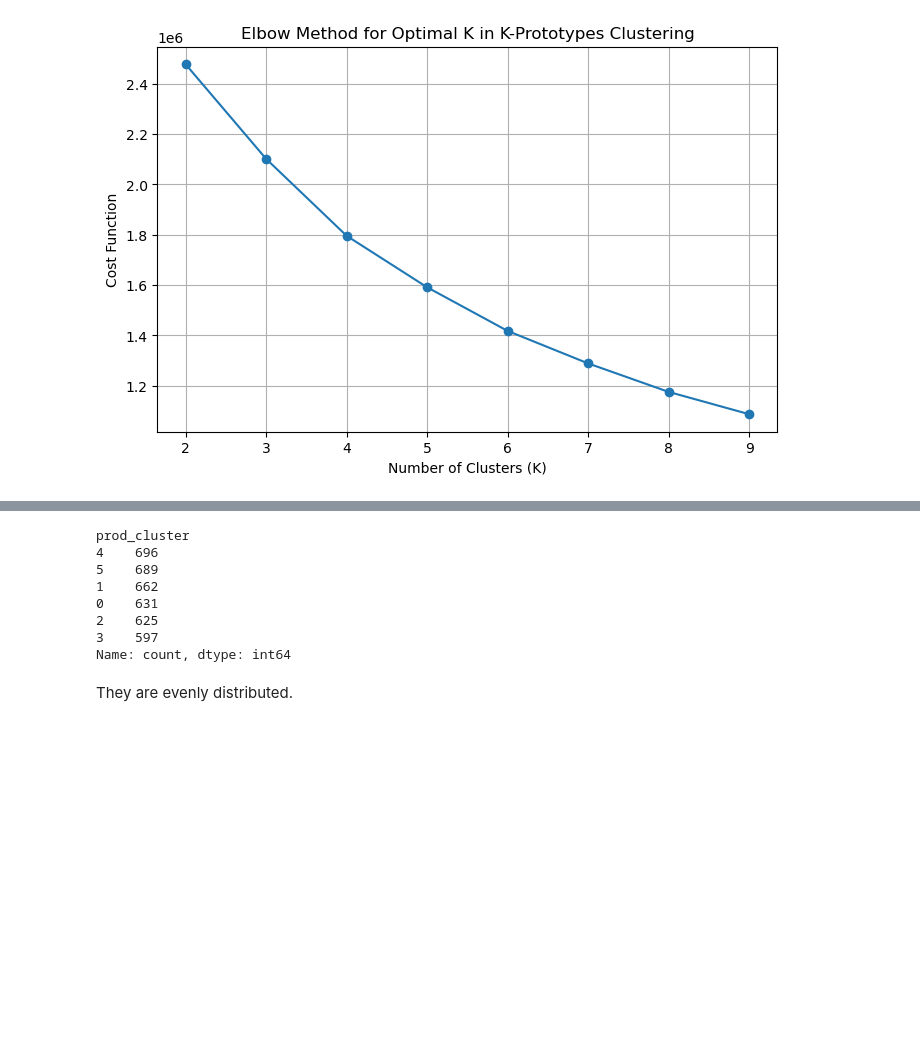
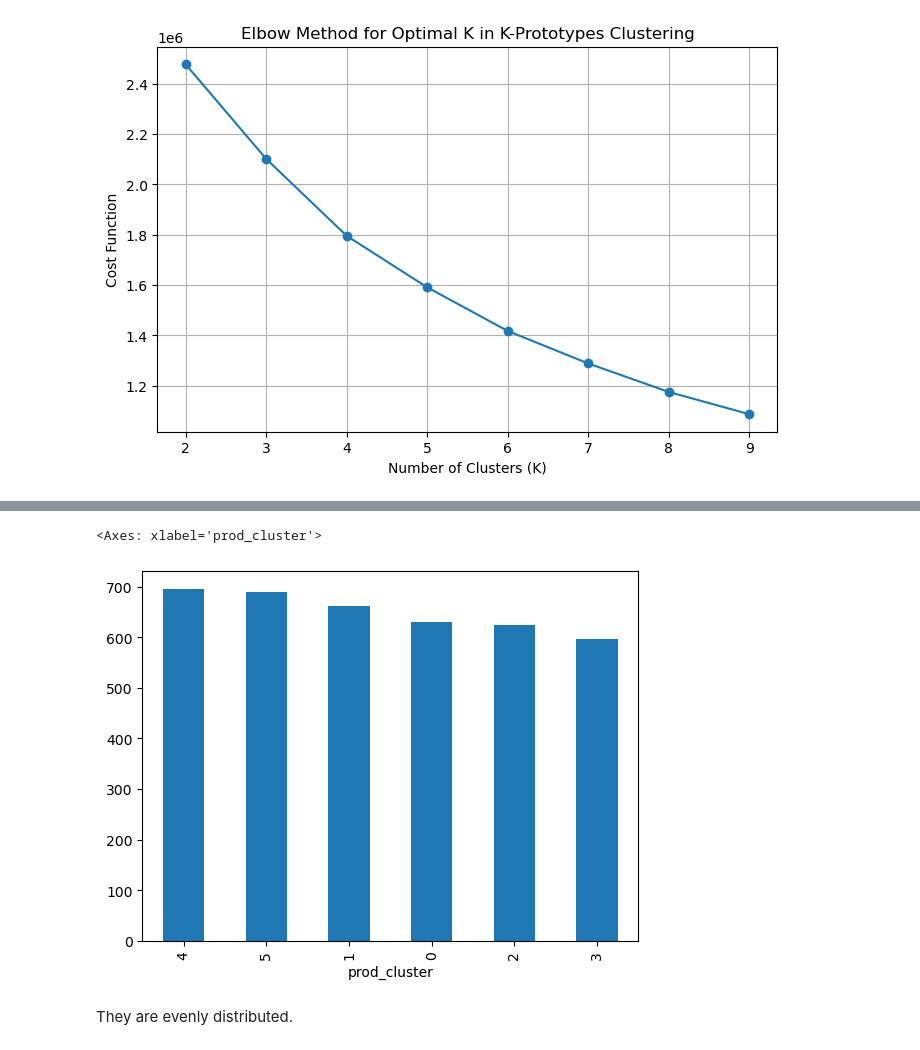
Before and after one commit to CassandraMaldonado/ML_customer_clustering, a Jupyter notebook: kprototype.ipynb, the cells around one changed output, grey strips where cells are left out. Saved outputs shown, nothing was run; the diff lists cells and outputs as text; code cells hidden in the pictures; blank space fills up the shorter version.

```diff
--- a/kprototype.ipynb
+++ b/kprototype.ipynb
@@ -85,13 +104,7 @@ cluster_composition
 # %%
-cluster_counts
+cluster_counts.plot(kind='bar')
 # %% [output]
-prod_cluster
-4    696
-5    689
-1    662
-0    631
-2    625
-3    597
-Name: count, dtype: int64
+<Axes: xlabel='prod_cluster'>
+[figure, added]
 # %% [markdown]
 They are evenly distributed.
```
Also changed, not shown: parts of 7 cells of this notebook, 1 other file.
